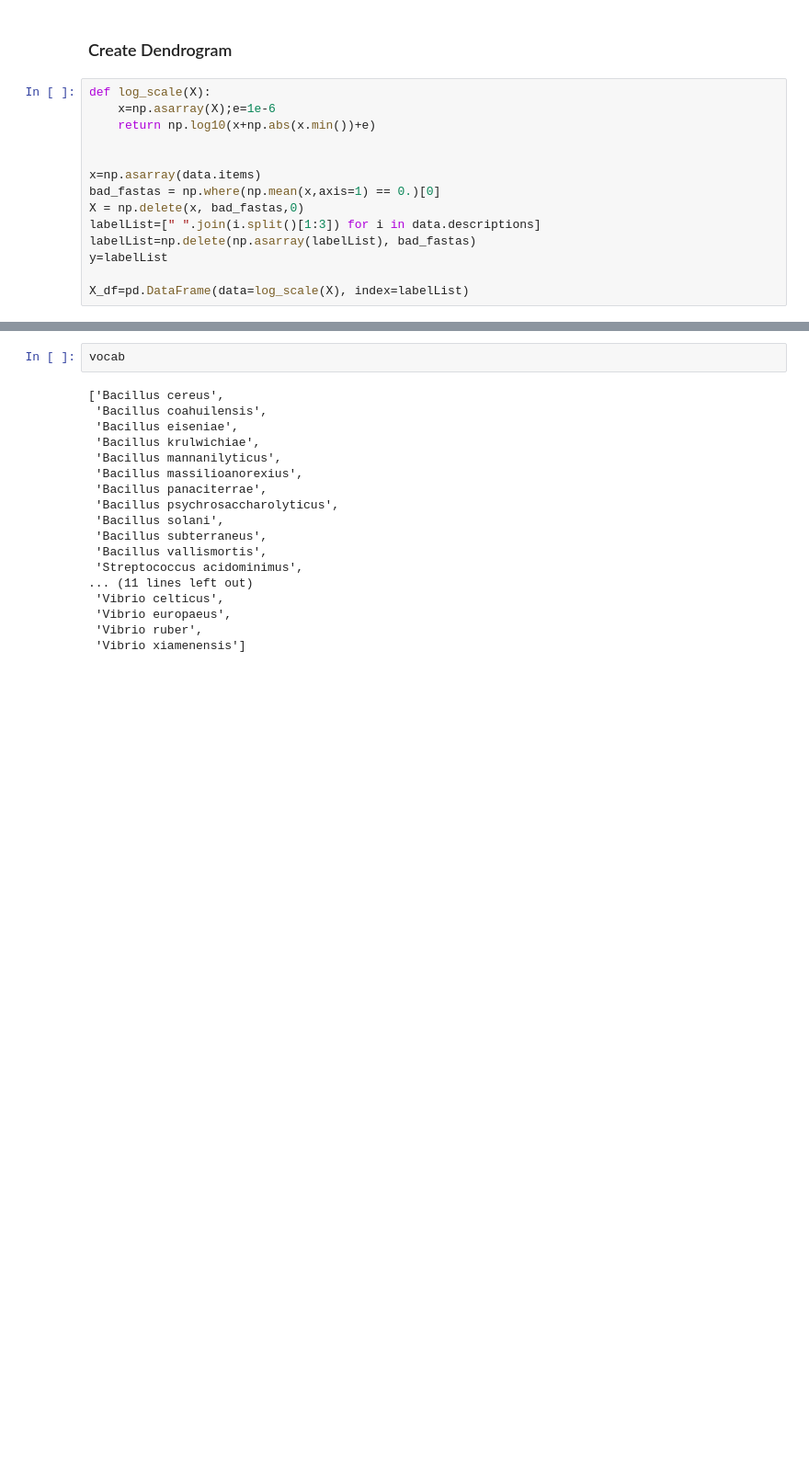
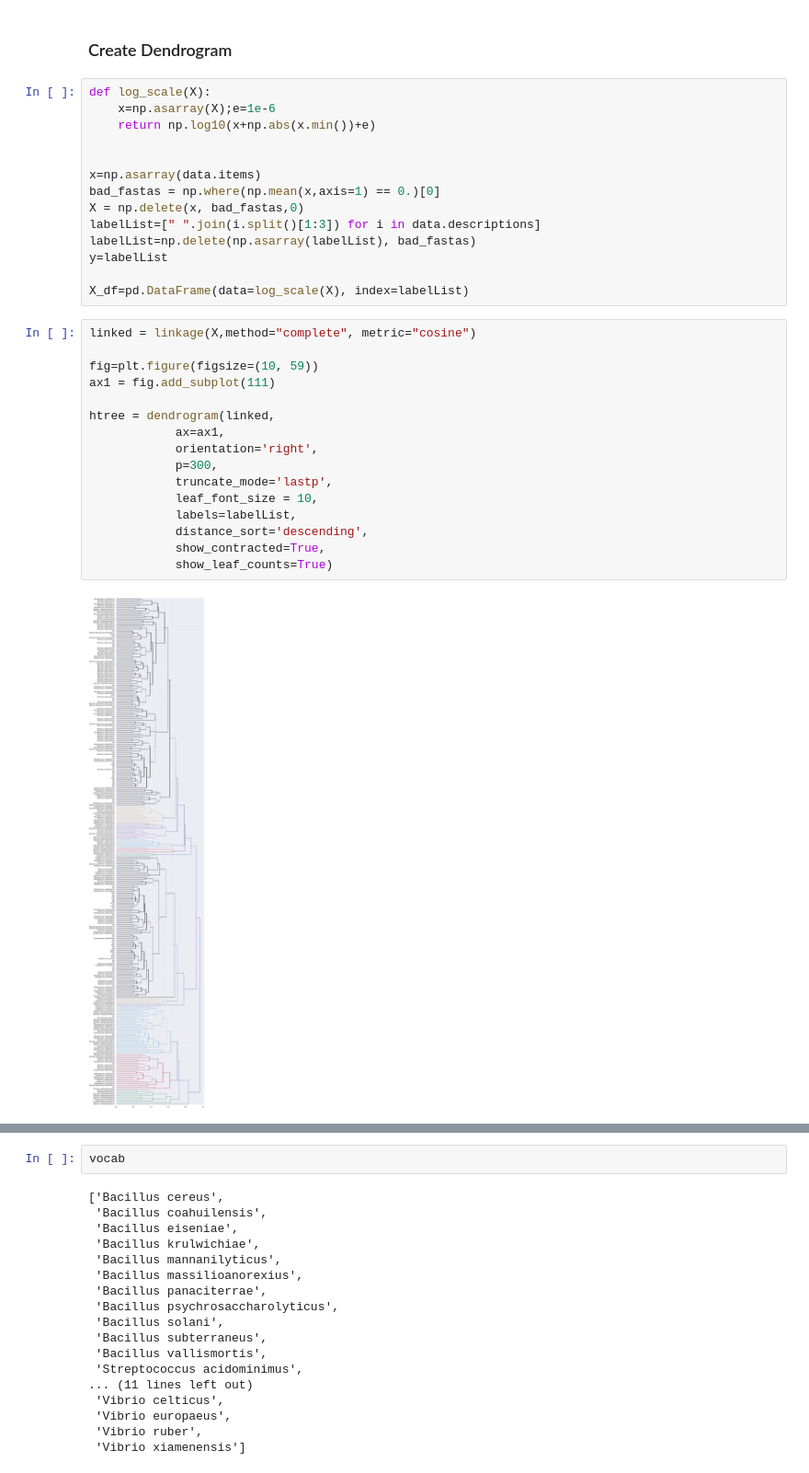
Before and after one commit to sergeman/fastai-genomic, a Jupyter notebook: ipynb/Streptomyces,Bacillus,Vibrio,Streptococcus no plasmid.ipynb, the cells around one changed output, grey strips where cells are left out. Shown at 92% size. Saved outputs shown, nothing was run; the diff lists cells and outputs as text; blank space fills up the shorter version.

```diff
--- a/ipynb/Streptomyces,Bacillus,Vibrio,Streptococcus no plasmid.ipynb
+++ b/ipynb/Streptomyces,Bacillus,Vibrio,Streptococcus no plasmid.ipynb
@@ -55,4 +55,22 @@ labelList=np.delete(np.asarray(labelList), bad_fastas)
 y=labelList
 
 X_df=pd.DataFrame(data=log_scale(X), index=labelList)
+# %%
+linked = linkage(X,method="complete", metric="cosine")
+
+fig=plt.figure(figsize=(10, 59))
+ax1 = fig.add_subplot(111)
+
+htree = dendrogram(linked,
+            ax=ax1,
+            orientation='right',
+            p=300,
+            truncate_mode='lastp',
+            leaf_font_size = 10,
+            labels=labelList,
+            distance_sort='descending',
+            show_contracted=True,
+            show_leaf_counts=True)
+# %% [output]
+[figure, added]
 # %%
```
Also changed, not shown: parts of 11 cells of this notebook, 1 other file.
